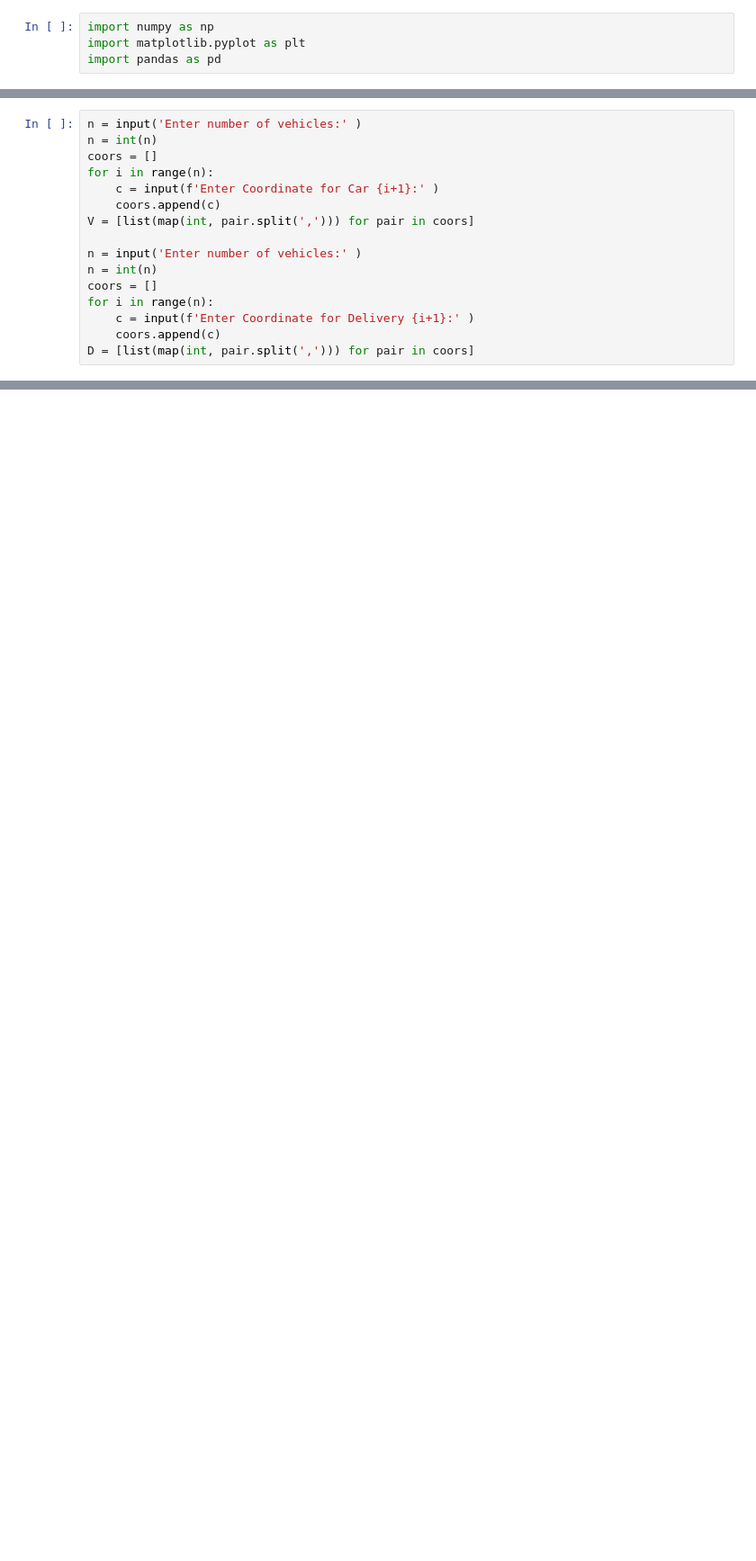
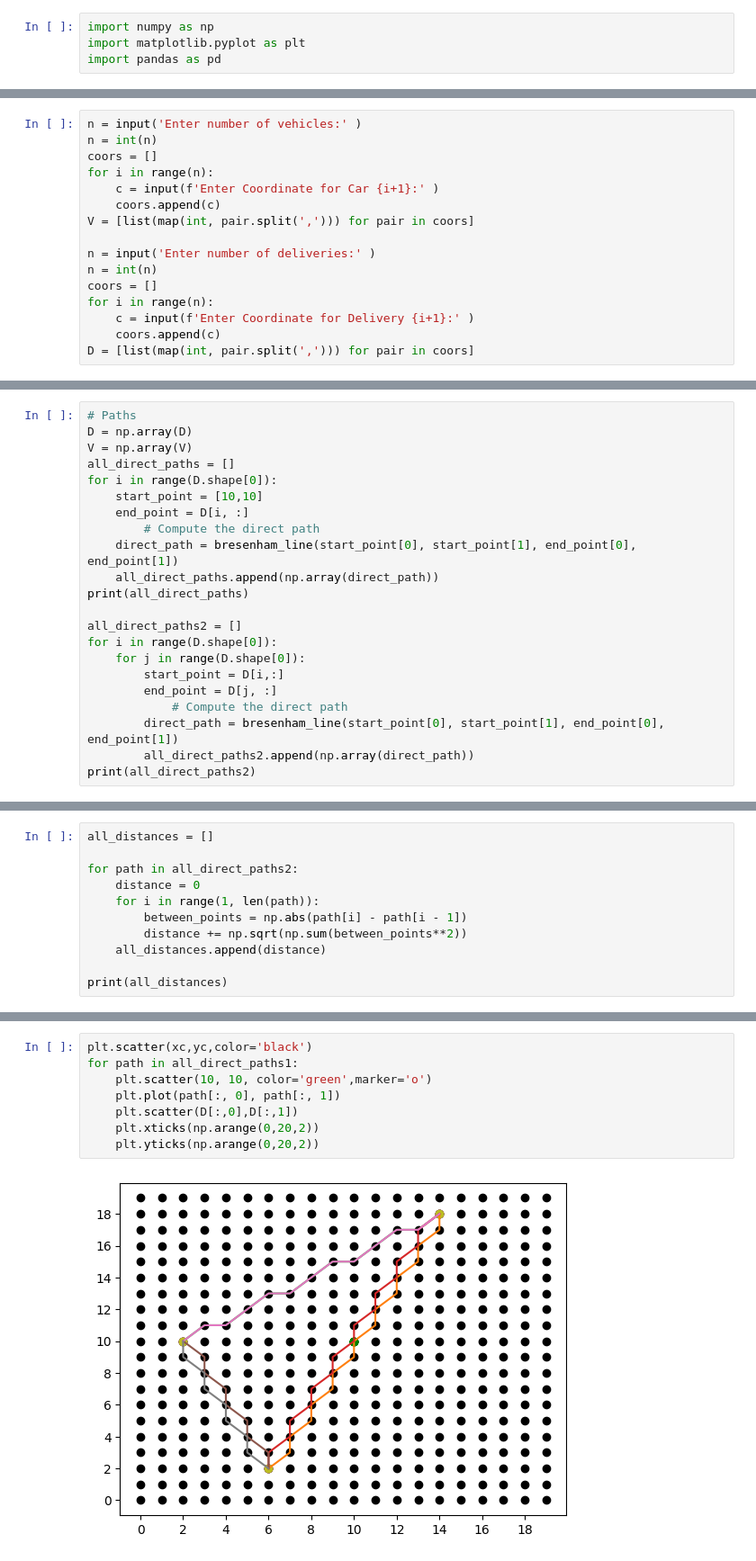
Before and after one commit to alexae6/CS-6273, a Jupyter notebook: mesh.ipynb, the cells around one changed output, grey strips where cells are left out. Shown: that part at 90% size. Cells and saved outputs as stored; diff of their text form; blank space fills up the shorter version.

```diff
--- a/mesh.ipynb
+++ b/mesh.ipynb
@@ -42,7 +22,7 @@ for i in range(n):
     coors.append(c)
 V = [list(map(int, pair.split(','))) for pair in coors]
 
-n = input('Enter number of vehicles:' )
+n = input('Enter number of deliveries:' )
 n = int(n)
 coors = []
 for i in range(n):
@@ -91,0 +62,22 @@ direct_path = np.array(direct_path)
+# %%
+# Paths
+D = np.array(D)
+V = np.array(V)
+all_direct_paths = []
+for i in range(D.shape[0]):
+    start_point = [10,10]
+    end_point = D[i, :]
+        # Compute the direct path
+    direct_path = bresenham_line(start_point[0], start_point[1], end_point[0], end_point[1])
+    all_direct_paths.append(np.array(direct_path))
+print(all_direct_paths)
+
+all_direct_paths2 = []
+for i in range(D.shape[0]):
+    for j in range(D.shape[0]):
+        start_point = D[i,:]
+        end_point = D[j, :]
+            # Compute the direct path
+        direct_path = bresenham_line(start_point[0], start_point[1], end_point[0], end_point[1])
+        all_direct_paths2.append(np.array(direct_path))
+print(all_direct_paths2)
@@ -91,0 +102,11 @@ direct_path = np.array(direct_path)
+# %%
+all_distances = []
+
+for path in all_direct_paths2:
+    distance = 0
+    for i in range(1, len(path)):
+        between_points = np.abs(path[i] - path[i - 1])
+        distance += np.sqrt(np.sum(between_points**2))
+    all_distances.append(distance)
+
+print(all_distances)
@@ -92,3 +115,13 @@ direct_path = np.array(direct_path)
+# %%
+plt.scatter(xc,yc,color='black')
+for path in all_direct_paths1:
+    plt.scatter(10, 10, color='green',marker='o')
+    plt.plot(path[:, 0], path[:, 1])
+    plt.scatter(D[:,0],D[:,1])
+    plt.xticks(np.arange(0,20,2))
+    plt.yticks(np.arange(0,20,2))
+# %% [output]
+[figure, added]
 # %%
 def is_valid(x, y, grid):
     # Check if the given position (x, y) is within the grid boundaries
```
Also changed, not shown: parts of 5 cells of this notebook, 1 other file.
